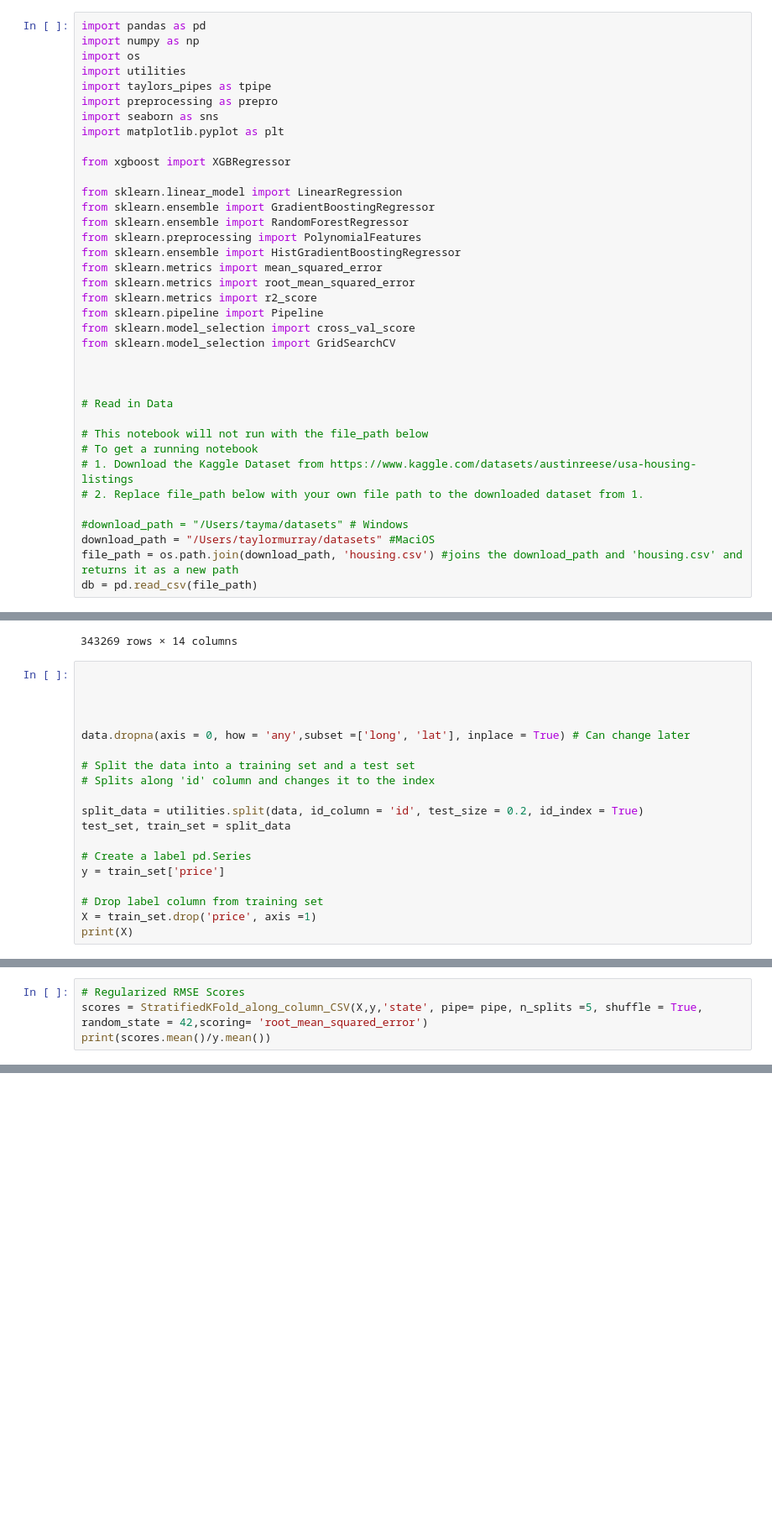
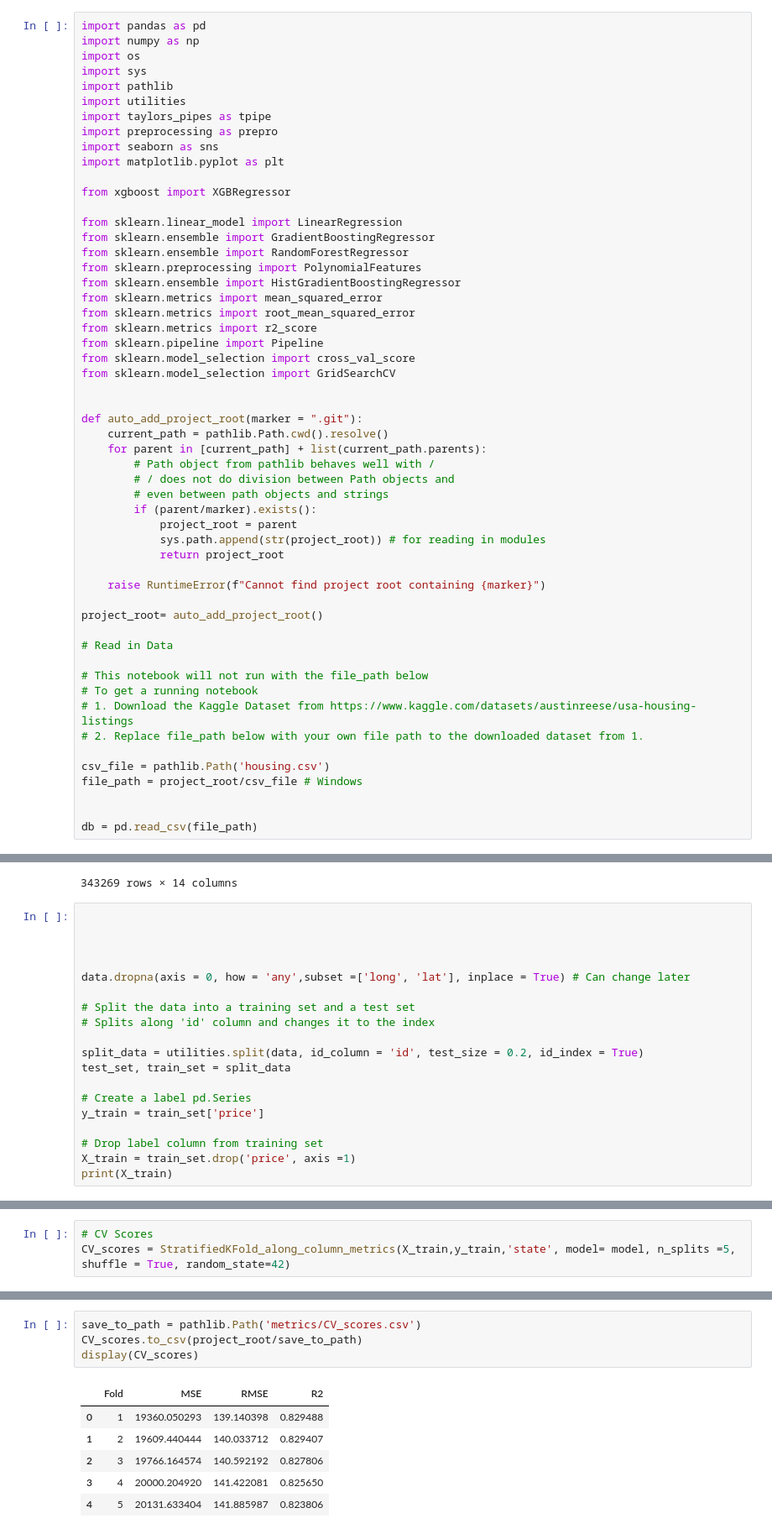
Before and after one commit to taylor-j-murray/Regression-in-Housing-Data, a Jupyter notebook: final.ipynb, the cells around one changed output, grey strips where cells are left out. Shown at 84% size. Saved outputs shown, nothing was run; the diff lists cells and outputs as text; blank space fills up the shorter version.

Commit message:
Updated
Renamed a few variables for readability.
Added a few lines to save metrics to folder.
Added code for accessing project root for reproducibility.

```diff
--- a/final.ipynb
+++ b/final.ipynb
@@ -17,6 +6,8 @@ There is a small difference between the training and cross-validation RRMSE and
 import pandas as pd
 import numpy as np
 import os
+import sys
+import pathlib
 import utilities
 import taylors_pipes as tpipe
 import preprocessing as prepro
@@ -38,6 +29,20 @@ from sklearn.model_selection import cross_val_score
 from sklearn.model_selection import GridSearchCV
 
 
+def auto_add_project_root(marker = ".git"):
+    current_path = pathlib.Path.cwd().resolve()
+    for parent in [current_path] + list(current_path.parents):
+        # Path object from pathlib behaves well with /
+        # / does not do division between Path objects and
+        # even between path objects and strings
+        if (parent/marker).exists():
+            project_root = parent
+            sys.path.append(str(project_root)) # for reading in modules
+            return project_root
+
+    raise RuntimeError(f"Cannot find project root containing {marker}")
+
+project_root= auto_add_project_root()
 
 # Read in Data
 
@@ -46,9 +51,10 @@ from sklearn.model_selection import GridSearchCV
 # 1. Download the Kaggle Dataset from https://www.kaggle.com/datasets/austinreese/usa-housing-listings
 # 2. Replace file_path below with your own file path to the downloaded dataset from 1.
 
-#download_path = "/Users/tayma/datasets" # Windows
-download_path = "/Users/taylormurray/datasets" #MaciOS
-file_path = os.path.join(download_path, 'housing.csv') #joins the download_path and 'housing.csv' and returns it as a new path
+csv_file = pathlib.Path('housing.csv')
+file_path = project_root/csv_file # Windows
+
+
 db = pd.read_csv(file_path)
 # %% [markdown]
 ## About the features:
@@ -611,11 +617,11 @@ split_data = utilities.split(data, id_column = 'id', test_size = 0.2, id_index =
 test_set, train_set = split_data
 
 # Create a label pd.Series
-y = train_set['price']
+y_train = train_set['price']
 
 # Drop label column from training set
-X = train_set.drop('price', axis =1)
-print(X)
+X_train = train_set.drop('price', axis =1)
+print(X_train)
 # %% [output]
             sqfeet  beds  baths       type  cats_allowed  dogs_allowed  \
 id
@@ -731,4 +759,3 @@ def StratifiedKFold_along_column_CSV(X,y,col:str, pipe : Pipeline, n_splits =5,
 # %%
-# Regularized RMSE Scores
-scores = StratifiedKFold_along_column_CSV(X,y,'state', pipe= pipe, n_splits =5, shuffle = True, random_state = 42,scoring= 'root_mean_squared_error')
-print(scores.mean()/y.mean())
+# CV Scores
+CV_scores = StratifiedKFold_along_column_metrics(X_train,y_train,'state', model= model, n_splits =5, shuffle = True, random_state=42)
@@ -742,0 +762,11 @@ print(scores.mean())
+# %%
+save_to_path = pathlib.Path('metrics/CV_scores.csv')
+CV_scores.to_csv(project_root/save_to_path)
+display(CV_scores)
+# %% [output]
+|  | Fold | MSE | RMSE | R2 |
+| 0 | 1 | 19360.050293 | 139.140398 | 0.829488 |
+| 1 | 2 | 19609.440444 | 140.033712 | 0.829407 |
+| 2 | 3 | 19766.164574 | 140.592192 | 0.827806 |
+| 3 | 4 | 20000.204920 | 141.422081 | 0.825650 |
+| 4 | 5 | 20131.633404 | 141.885987 | 0.823806 |
```
Also changed, not shown: parts of 11 cells of this notebook.
